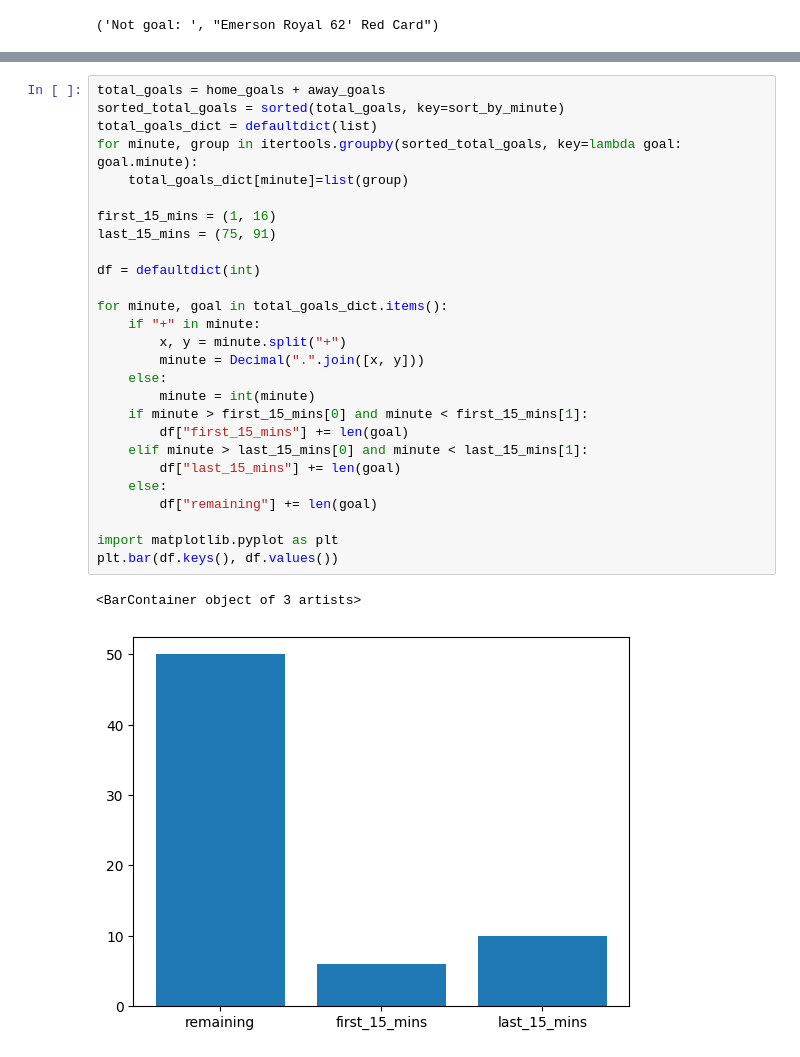
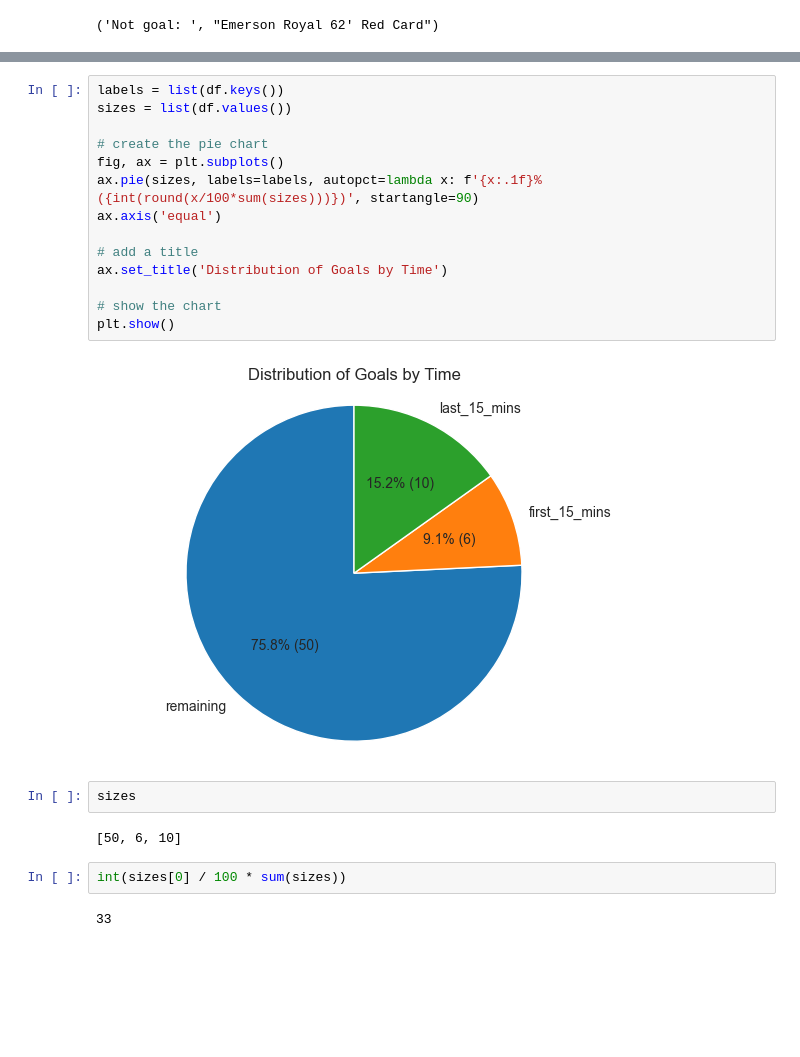
Before and after one commit to hoangquochung1110/match-pick, a Jupyter notebook: goal_plot.ipynb, the cells around one changed output, grey strips where cells are left out. Saved outputs shown, nothing was run; the diff lists cells and outputs as text; blank space fills up the shorter version.

```diff
--- a/goal_plot.ipynb
+++ b/goal_plot.ipynb
@@ -64,30 +59,24 @@ plt.bar(df.keys(), df.values())
-# %%
-total_goals = home_goals + away_goals
-sorted_total_goals = sorted(total_goals, key=sort_by_minute)
-total_goals_dict = defaultdict(list)
-for minute, group in itertools.groupby(sorted_total_goals, key=lambda goal: goal.minute):
-    total_goals_dict[minute]=list(group)
-
-first_15_mins = (1, 16)
-last_15_mins = (75, 91)
-
-df = defaultdict(int)
-
-for minute, goal in total_goals_dict.items():
-    if "+" in minute:
-        x, y = minute.split("+")
-        minute = Decimal(".".join([x, y]))
-    else:
-        minute = int(minute)
-    if minute > first_15_mins[0] and minute < first_15_mins[1]:
-        df["first_15_mins"] += len(goal)
-    elif minute > last_15_mins[0] and minute < last_15_mins[1]:
-        df["last_15_mins"] += len(goal)
-    else:
-        df["remaining"] += len(goal)
-
-import matplotlib.pyplot as plt
-plt.bar(df.keys(), df.values())
-# %% [output]
-<BarContainer object of 3 artists>
-[figure, removed]
+# %%
+labels = list(df.keys())
+sizes = list(df.values())
+
+# create the pie chart
+fig, ax = plt.subplots()
+ax.pie(sizes, labels=labels, autopct=lambda x: f'{x:.1f}% ({int(round(x/100*sum(sizes)))})', startangle=90)
+ax.axis('equal')
+
+# add a title
+ax.set_title('Distribution of Goals by Time')
+
+# show the chart
+plt.show()
+# %% [output]
+[figure, added]
+# %%
+sizes
+# %% [output]
+[50, 6, 10]
+# %%
+int(sizes[0] / 100 * sum(sizes))
+# %% [output]
+33
```
Also changed, not shown: parts of 5 cells of this notebook.
